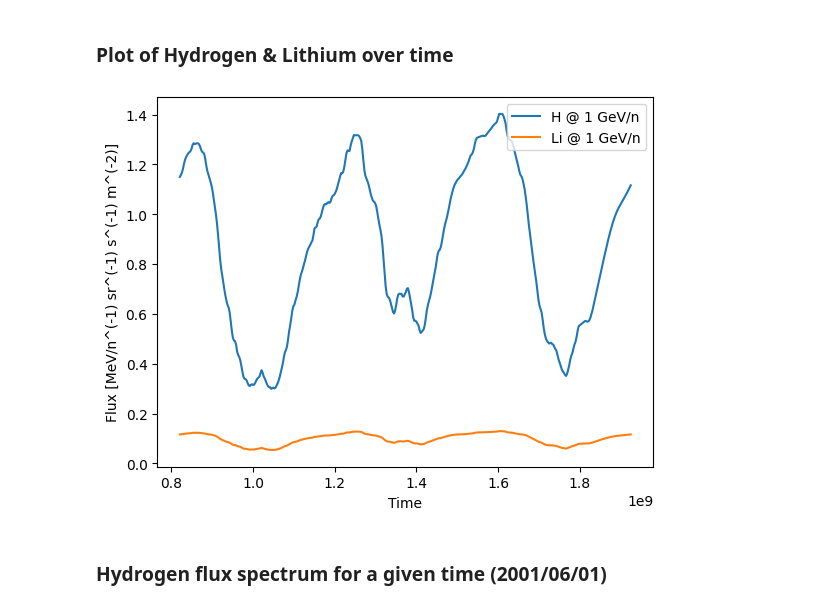
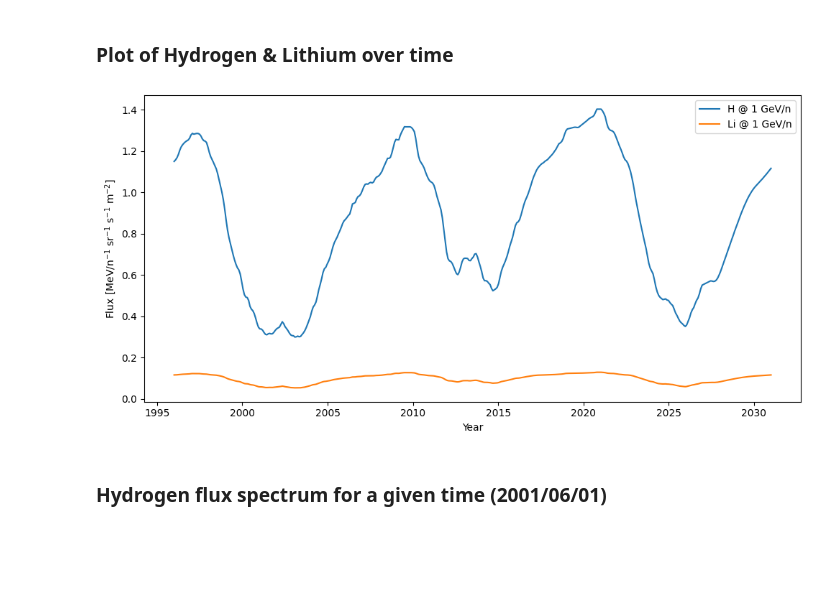
Before and after one commit to pglis-team/pglis, a Jupyter notebook: test.ipynb, the cells around one changed output. Saved outputs shown, nothing was run; the diff lists cells and outputs as text; code cells hidden in the pictures; blank space fills up the shorter version.

```diff
--- a/test.ipynb
+++ b/test.ipynb
@@ -60,10 +69,7 @@ plt.show()
 # %%
 # - flux vs time
 df = model.get_dataframe_flux_vs_time(
-    Z=1,  # Hydrogen
-    Ekn=1000.0,  # MeV/n
-    t_start=dt(1996, 1, 1),
-    t_end=dt(2031, 1, 1)
+    Z=1, Ekn=1000.0, t_start=dt(1996, 1, 1), t_end=dt(2031, 1, 1)  # Hydrogen  # MeV/n
 )
 
 print(df.head())
@@ -79,27 +85,34 @@ print(df.head())
 # %%
 # - flux vs time
 df2 = model.get_dataframe_flux_vs_time(
-    Z=2,  # Hydrogen
-    Ekn=1000.0,  # MeV/n
-    t_start=dt(1996, 1, 1),
-    t_end=dt(2031, 1, 1)
+    Z=2, Ekn=1000.0, t_start=dt(1996, 1, 1), t_end=dt(2031, 1, 1)  # Hydrogen  # MeV/n
 )
 # %% [markdown]
 ### Plot of Hydrogen & Lithium over time
 # %%
-fig, ax = plt.subplots()
+fig, ax = plt.subplots(figsize=(10, 5))
 
-ax.plot(df["time_unix"], df["J[MeV/n^(-1) sr^(-1) s^(-1) m^(-2)]"], label="H @ 1 GeV/n")
-ax.plot(
-    df2["time_unix"], df2["J[MeV/n^(-1) sr^(-1) s^(-1) m^(-2)]"], label="Li @ 1 GeV/n"
-)
-ax.set_xlabel("Time")
-ax.set_ylabel("Flux [MeV/n^(-1) sr^(-1) s^(-1) m^(-2)]")
+
+t1 = pd.to_datetime(df["time_unix"], unit="s", utc=True)
+t2 = pd.to_datetime(df2["time_unix"], unit="s", utc=True)
+
+ax.plot(t1, df["J[MeV/n^(-1) sr^(-1) s^(-1) m^(-2)]"], label="H @ 1 GeV/n")
+
+ax.plot(t2, df2["J[MeV/n^(-1) sr^(-1) s^(-1) m^(-2)]"], label="Li @ 1 GeV/n")
+
+ax.set_xlabel("Year")
+ax.set_ylabel(r"Flux [MeV/n$^{-1}$ sr$^{-1}$ s$^{-1}$ m$^{-2}$]")
+
+
+ax.xaxis.set_major_locator(mdates.YearLocator(5))
+ax.xaxis.set_major_formatter(mdates.DateFormatter("%Y"))
 
 ax.legend()
+
+plt.tight_layout()
 plt.show()
 # %% [output]
-[figure, old version]
+[figure, new version]
 # %% [markdown]
 ### Hydrogen flux spectrum for a given time (2001/06/01)
 # %%
```
Also changed, not shown: parts of 3 cells of this notebook.
